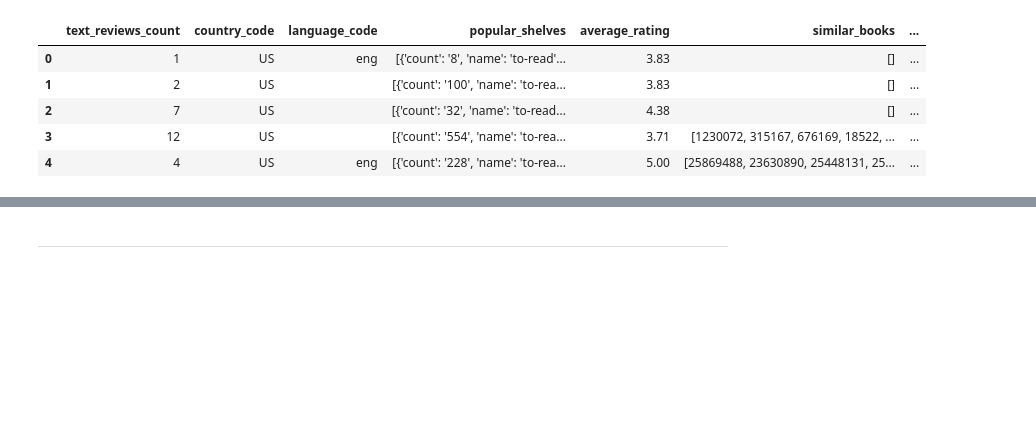
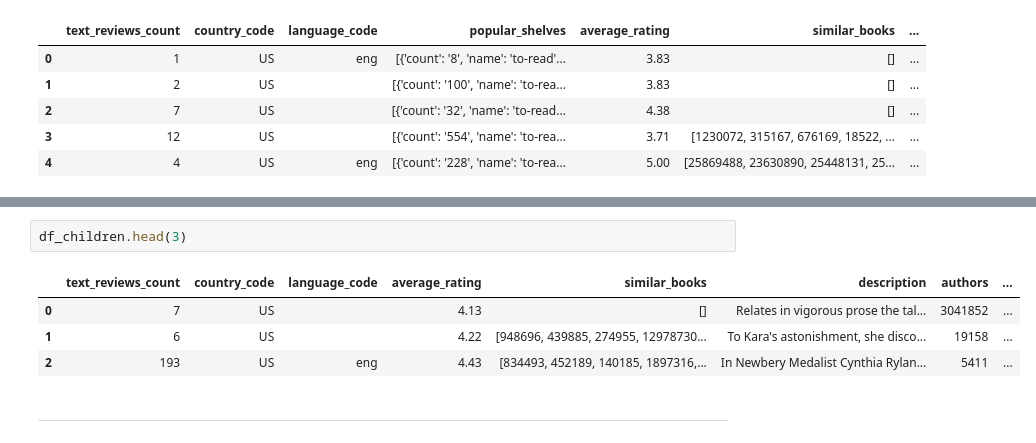
Before and after one commit to ninamamaeva/recommendation_engine, a Jupyter notebook: Untitled.ipynb, the cells around one changed output, grey strips where cells are left out. Cells and saved outputs as stored; diff of their text form; blank space fills up the shorter version.

```diff
--- a/Untitled.ipynb
+++ b/Untitled.ipynb
@@ -40,3 +83,10 @@ See the caveats in the documentation: https://pandas.pydata.org/pandas-docs/stab
+# %%
+df_children.head(3)
+# %% [output]
+|  | text_reviews_count | country_code | language_code | average_rating | similar_books | description | authors | ... |
+| 0 | 7 | US |  | 4.13 | [] | Relates in vigorous prose the tal... | 3041852 | ... |
+| 1 | 6 | US |  | 4.22 | [948696, 439885, 274955, 12978730... | To Kara's astonishment, she disco... | 19158 | ... |
+| 2 | 193 | US | eng | 4.43 | [834493, 452189, 140185, 1897316,... | In Newbery Medalist Cynthia Rylan... | 5411 | ... |
 # %% [markdown]
 ---
 # %%
```
Also changed, not shown: parts of 4 cells of this notebook.
